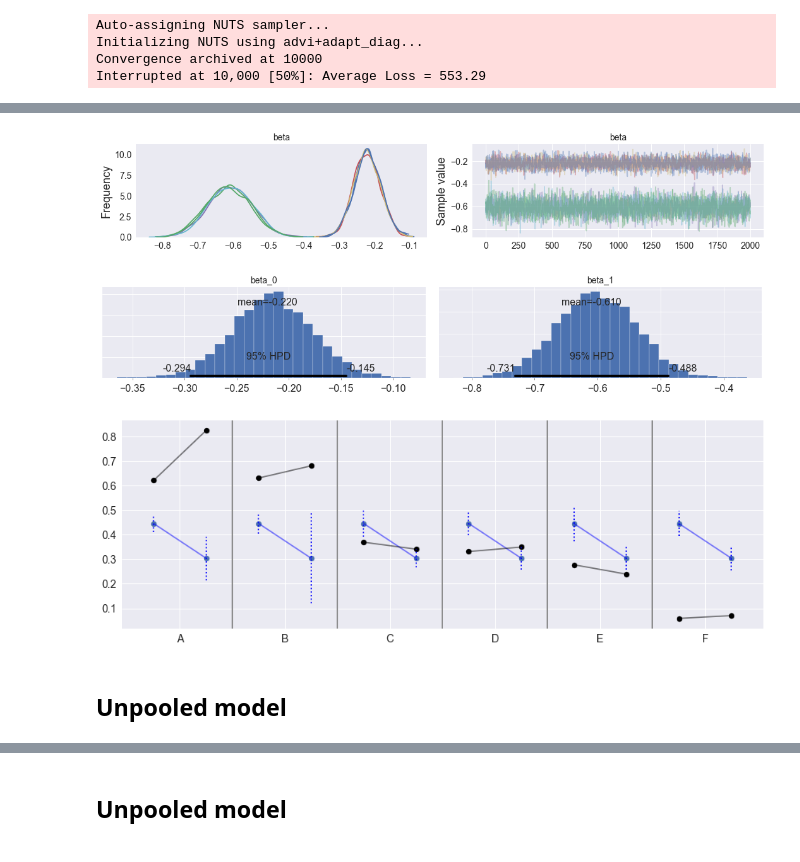
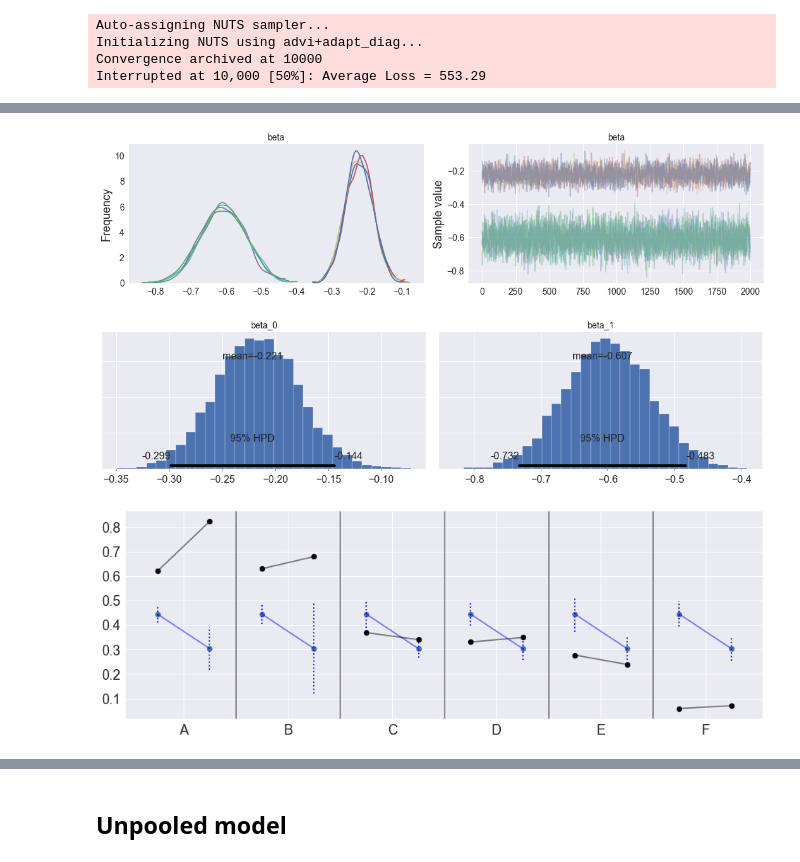
Before and after one commit to agarbuno/bayesreg, a Jupyter notebook: tutorial-p2.ipynb, the cells around one changed output, grey strips where cells are left out. Saved outputs shown, nothing was run; the diff lists cells and outputs as text; code cells hidden in the pictures.

```diff
--- a/tutorial-p2.ipynb
+++ b/tutorial-p2.ipynb
@@ -149,11 +161,11 @@ forestplot(pooled_trace[n_warm:], varnames = ['beta'], fontsize = 20, linewidth
 # %%
-pm.traceplot(pooled_trace[1000:], varnames = ['beta'], figsize=(15, 3));
+pm.traceplot(pooled_trace[1000:], varnames = ['beta'], figsize=(15, 4));
 # %% [output]
-[figure, old version]
+[figure, new version]
 # %%
-pm.plot_posterior(pooled_trace[1000:], varnames = ['beta'], figsize=(15, 3));
+pm.plot_posterior(pooled_trace[1000:], varnames = ['beta'], figsize=(15, 4));
 # %% [output]
-[figure, old version]
+[figure, new version]
 # %%
 dfsort = df.sort_values(['dept','gender'],ascending=[True, False])
 pobs = 1.*dfsort['admit']/dfsort['applications']
@@ -163,7 +175,9 @@ pstd = np.sqrt(phat*(1 - phat)/dfsort.applications)
 # %%
 x_loc = [1.5, 3.5, 5.5, 7.5, 9.5]
 # %%
-plt.figure(figsize=(15, 5)); plt.scatter(range(len(phat)), phat); plt.scatter(range(len(phat)), pobs, c='k')
+plt.figure(figsize=(15, 5));
+plt.scatter(range(len(phat)), phat);
+plt.scatter(range(len(phat)), pobs, c='k')
 for i, m, se in zip(range(len(phat)), phat, pstd):
     plt.plot([i,i], [m-2*se, m+2*se], 'b:')
 for i in range(0,len(phat)-1,2):
@@ -171,10 +185,6 @@ for i in range(0,len(phat)-1,2):
 for i in range(0,len(phat)-1,2):
     plt.plot([i,i+1], [pobs[i], pobs[i+1]], 'k', alpha = .5)
 for xc in x_loc: plt.axvline(x=xc, color = 'gray')
-plt.xticks(np.arange(0,12,2)+.5, df.dept.unique());
+plt.xticks(np.arange(0,12,2)+.5, df.dept.unique(), fontsize = 18); plt.yticks(fontsize = 18);
 # %% [output]
-[figure, old version]
+[figure, new version]
-# %% [markdown]
-
-
-## Unpooled model
```
Also changed, not shown: parts of 82 cells of this notebook, 3 other files.
